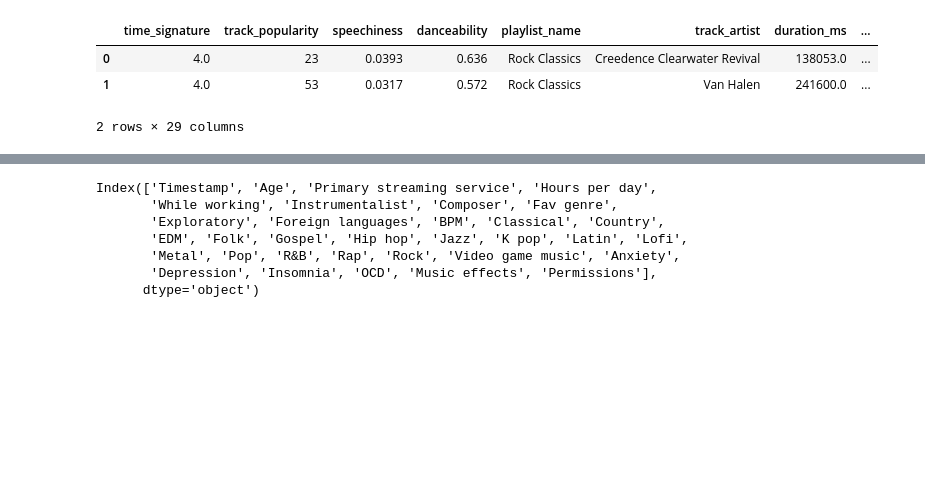
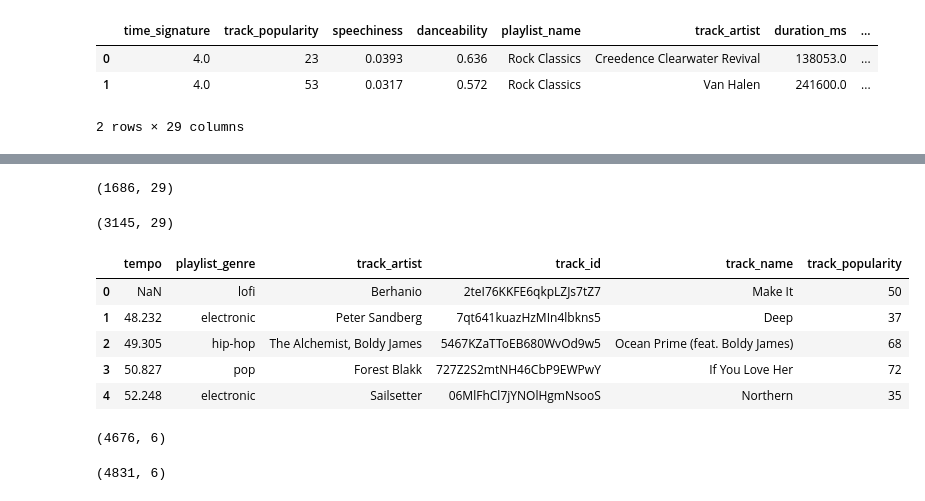
Before and after one commit to luckycarms/Music, a Jupyter notebook: music.ipynb, the cells around one changed output, grey strips where cells are left out. Drawn from its saved outputs; the diff is of its cells as text; code cells hidden in the pictures; blank space fills up the shorter version.

```diff
--- a/music.ipynb
+++ b/music.ipynb
@@ -62,15 +123,38 @@ Index(['Timestamp', 'Age', 'Primary streaming service', 'Hours per day',
       dtype='object')
-# %%
-# Survey Column Header Clean up removing Word Frequency and square brackets from genre types
-
-survey.columns = survey.columns.str.replace(r'Frequency\s*\[(.*?)\]', r'\1', regex=True)
-
-survey.columns
-# %% [output]
-Index(['Timestamp', 'Age', 'Primary streaming service', 'Hours per day',
-       'While working', 'Instrumentalist', 'Composer', 'Fav genre',
-       'Exploratory', 'Foreign languages', 'BPM', 'Classical', 'Country',
-       'EDM', 'Folk', 'Gospel', 'Hip hop', 'Jazz', 'K pop', 'Latin', 'Lofi',
-       'Metal', 'Pop', 'R&B', 'Rap', 'Rock', 'Video game music', 'Anxiety',
-       'Depression', 'Insomnia', 'OCD', 'Music effects', 'Permissions'],
-      dtype='object')
+# %%
+high_spotify.shape
+# %% [output]
+(1686, 29)
+# %%
+low_spotify.shape
+# %% [output]
+(3145, 29)
+# %%
+# Used exported csv from DBBrowser of unioned high popularity and low popularity.
+# With this union the duplicates were removed
+
+
+unioned_spotify = pd.read_csv('Unioned_Popularity_Spotify.csv')
+
+unioned_spotify.head()
+# %% [output]
+|  | tempo | playlist_genre | track_artist | track_id | track_name | track_popularity |
+| 0 | NaN | lofi | Berhanio | 2teI76KKFE6qkpLZJs7tZ7 | Make It | 50 |
+| 1 | 48.232 | electronic | Peter Sandberg | 7qt641kuazHzMIn4lbkns5 | Deep | 37 |
+| 2 | 49.305 | hip-hop | The Alchemist, Boldy James | 5467KZaTToEB680WvOd9w5 | Ocean Prime (feat. Boldy James) | 68 |
+| 3 | 50.827 | pop | Forest Blakk | 727Z2S2mtNH46CbP9EWPwY | If You Love Her | 72 |
+| 4 | 52.248 | electronic | Sailsetter | 06MlFhCl7jYNOlHgmNsooS | Northern | 35 |
+# %%
+# shape of combined low and high popularity with duplicates removed
+
+unioned_spotify.shape
+# %% [output]
+(4676, 6)
+# %%
+# For illustrative purposes added the union all
+unioned_all_spotify = pd.read_csv('union_all_popularity_spotify.csv')
+
+# This shape shows that all rows from low_popularity and high_popularity were combined
+unioned_all_spotify.shape
+# %% [output]
+(4831, 6)
```
Also changed, not shown: parts of 13 cells of this notebook.
